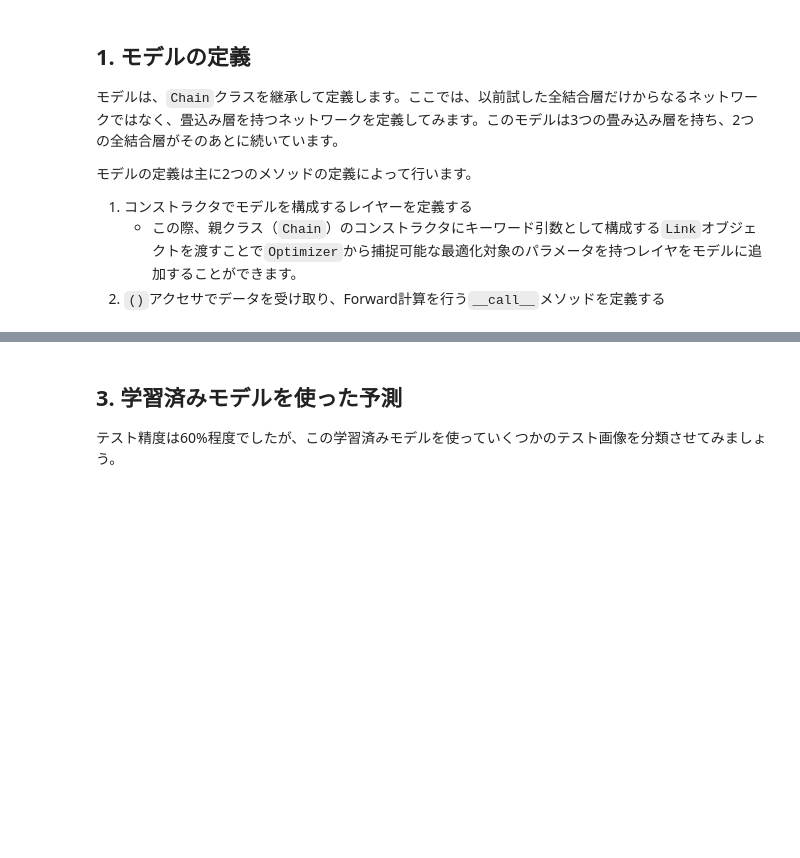
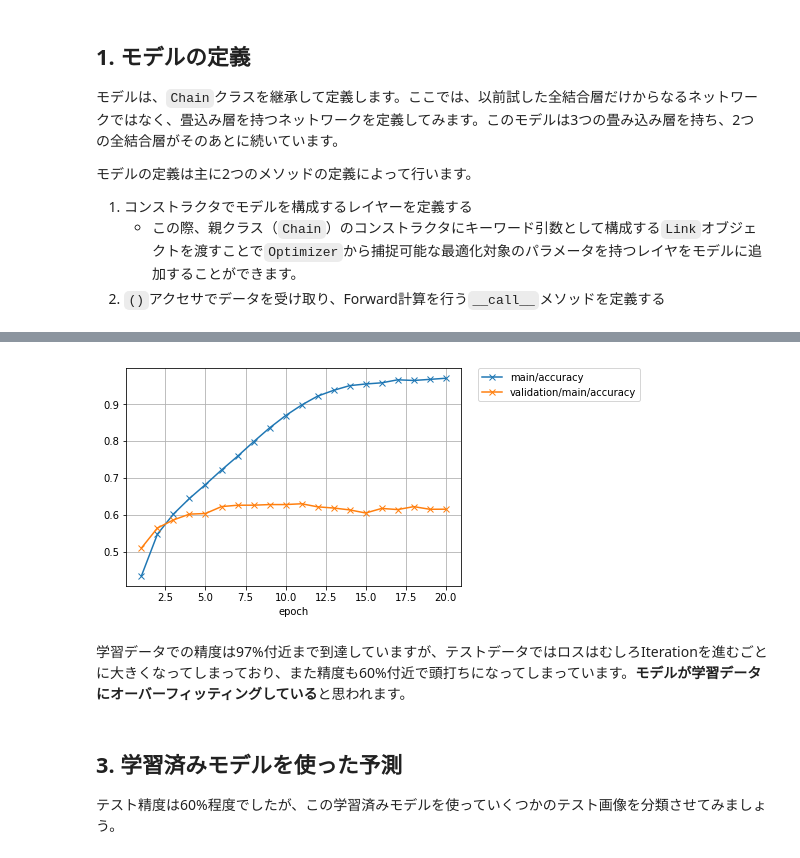
Before and after one commit to mitmul/chainer-handson, a Jupyter notebook: 3-Write-your-own-network_ja.ipynb, the cells around one changed output, grey strips where cells are left out. Cells and saved outputs as stored; diff of their text form; code cells hidden in the pictures; blank space fills up the shorter version.

```diff
--- a/3-Write-your-own-network_ja.ipynb
+++ b/3-Write-your-own-network_ja.ipynb
@@ -126,3 +125,9 @@ epoch       main/loss   main/accuracy  validation/main/loss  validation/main/acc
+# %%
+Image(filename='MyModel_cifar10_result/accuracy.png')
+# %% [output]
+[figure, added]
+# %% [markdown]
+学習データでの精度は97%付近まで到達していますが、テストデータではロスはむしろIterationを進むごとに大きくなってしまっており、また精度も60%付近で頭打ちになってしまっています。**モデルが学習データにオーバーフィッティングしている**と思われます。
 # %% [markdown]
 ## 3. 学習済みモデルを使った予測
 
```
Also changed, not shown: parts of 18 cells of this notebook, 8 other files.
